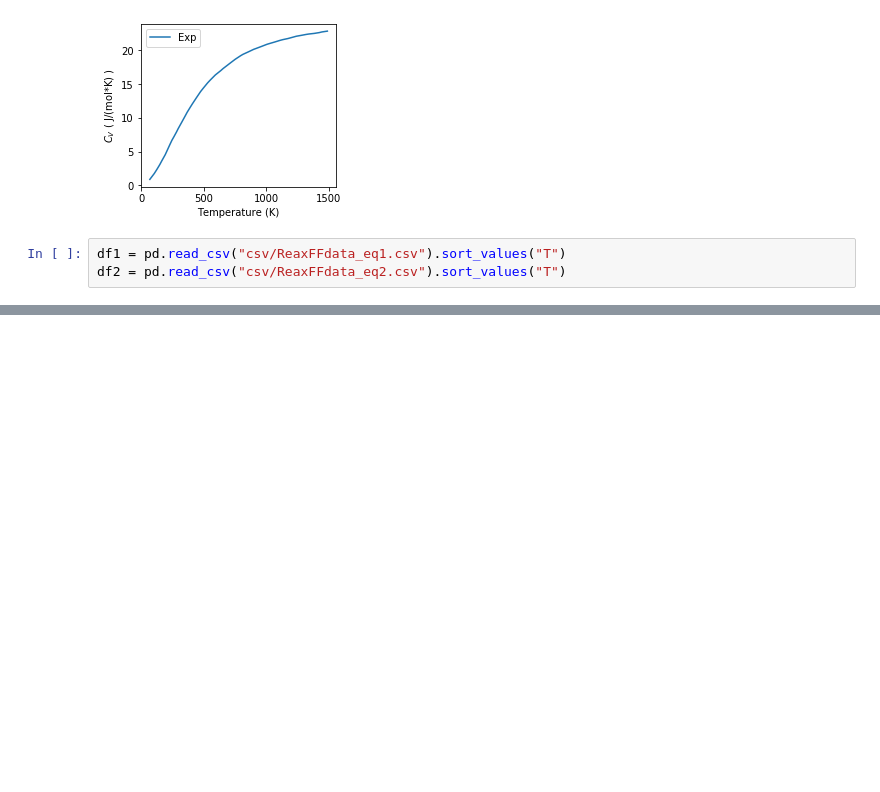
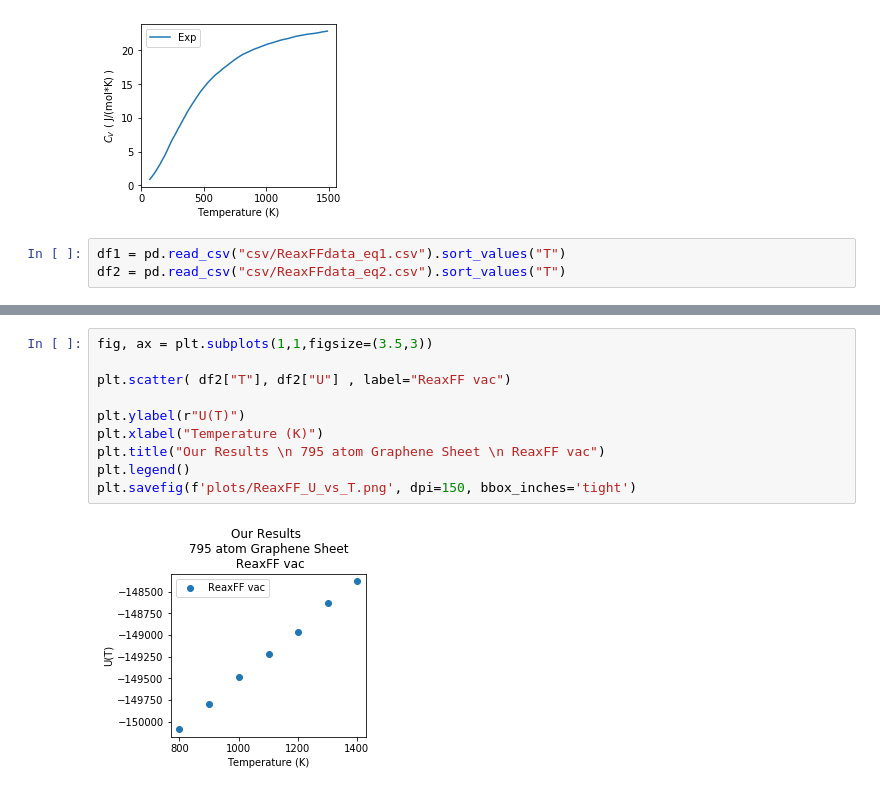
Before and after one commit to sonalij3/Graphene-Finite-Size-Study, a Jupyter notebook: analyze/make_plots.ipynb, the cells around one changed output, grey strips where cells are left out. Cells and saved outputs as stored; diff of their text form; blank space fills up the shorter version.

```diff
--- a/analyze/make_plots.ipynb
+++ b/analyze/make_plots.ipynb
@@ -133,6 +145,18 @@ df2
 | 2 | 0 | 9990.779409 | 14963.617604 | 1467.848537 | 3.477677 | 5.208666 | -146123.751406 | -148969.481334 | 1202.372080 |
 | 3 | 0 | 13006.302190 | 19025.376923 | 1866.607082 | 3.865720 | 5.654704 | -145556.735557 | -148636.378498 | 1301.204422 |
 | 4 | 0 | 14572.009477 | 21263.258196 | 2039.136897 | 3.738484 | 5.455140 | -145065.378002 | -148380.126272 | 1400.540776 |
+# %%
+fig, ax = plt.subplots(1,1,figsize=(3.5,3))
+
+plt.scatter( df2["T"], df2["U"] , label="ReaxFF vac")
+
+plt.ylabel(r"U(T)")
+plt.xlabel("Temperature (K)")
+plt.title("Our Results \n 795 atom Graphene Sheet \n ReaxFF vac")
+plt.legend()
+plt.savefig(f'plots/ReaxFF_U_vs_T.png', dpi=150, bbox_inches='tight')
+# %% [output]
+[figure, added]
 # %%
 kcal_to_J = 4184
 
```
Also changed, not shown: parts of 18 cells of this notebook, 19 other files.
